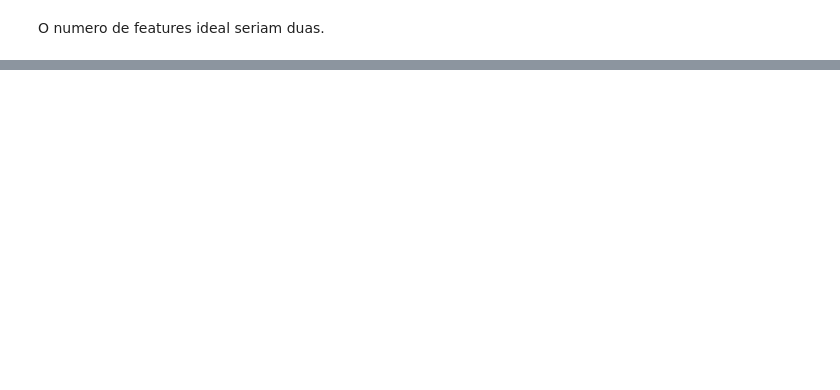
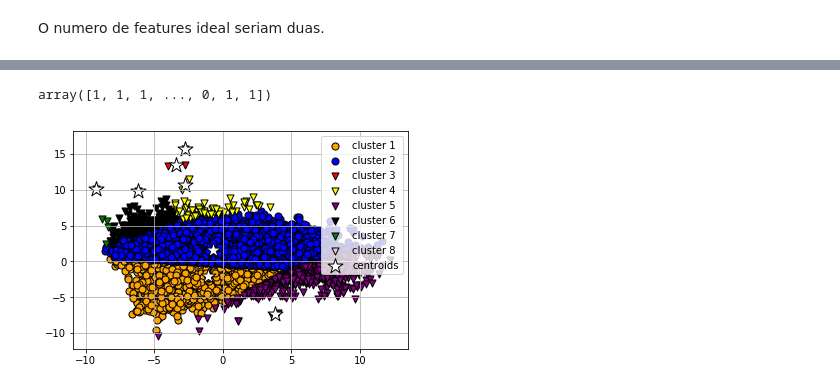
Before and after one commit to luizcartolano2/mc906, a Jupyter notebook: Audio/MeanShift_clustering.ipynb, the cells around one changed output, grey strips where cells are left out. Saved outputs shown, nothing was run; the diff lists cells and outputs as text; code cells hidden in the pictures; blank space fills up the shorter version.

Commit message:
mean shift corrigido e adicionado uma coluna de filenames no X

```diff
--- a/Audio/MeanShift_clustering.ipynb
+++ b/Audio/MeanShift_clustering.ipynb
@@ -84,0 +85,2 @@ Shape dos novos dados de X: (10000, 2)
+# %%
+data_train, X_test, y_train, y_test = train_test_split(data_reduced, y.values, test_size=0.5, shuffle=True)
@@ -89,0 +105,2 @@ ms = MeanShift(bandwidth=bandwidth, bin_seeding=True)
+# %%
+ms = MeanShift(bandwidth=2, n_jobs=-1).fit(data_train)
@@ -114,0 +130,76 @@ plt.show()
+# %%
+labels
+# %% [output]
+array([1, 1, 1, ..., 0, 1, 1])
+# %%
+colors = 10*['r.','g.','b.','c.','k.','y.','m.']
+
+# plota os clusters encontrados
+plt.scatter(
+    data_train[labels == 0, 0], data_train[labels == 0, 1],
+    s=50, c='orange',
+    marker='o', edgecolor='black',
+    label='cluster 1'
+)
+
+plt.scatter(
+    data_train[labels == 1, 0], data_train[labels == 1, 1],
+    s=50, c='blue',
+    marker='o', edgecolor='black',
+    label='cluster 2'
+)
+
+plt.scatter(
+    data_train[labels == 2, 0], data_train[labels == 2, 1],
+    s=50, c='red',
+    marker='v', edgecolor='black',
+    label='cluster 3'
+)
+
+plt.scatter(
+    data_train[labels == 3, 0], data_train[labels == 3, 1],
+    s=50, c='yellow',
+    marker='v', edgecolor='black',
+    label='cluster 4'
+)
+
+plt.scatter(
+    data_train[labels == 4, 0], data_train[labels == 4, 1],
+    s=50, c='purple',
+    marker='v', edgecolor='black',
+    label='cluster 5'
+)
+
+plt.scatter(
+    data_train[labels == 5, 0], data_train[labels == 5, 1],
+    s=50, c='black',
+    marker='v', edgecolor='black',
+    label='cluster 6'
+)
+
+plt.scatter(
+    data_train[labels == 6, 0], data_train[labels == 6, 1],
+    s=50, c='green',
+    marker='v', edgecolor='black',
+    label='cluster 7'
+)
+
+plt.scatter(
+    data_train[labels == 7, 0], data_train[labels == 7, 1],
+    s=50, c='pink',
+    marker='v', edgecolor='black',
+    label='cluster 8'
+)
+
+plt.scatter(
+    cluster_centers[:, 0], cluster_centers[:, 1],
+    s=250, marker='*',
+    c='white', edgecolor='black',
+    label='centroids'
+)
+
+plt.legend(scatterpoints=1)
+plt.grid()
+plt.show()
+# %% [output]
+[figure, added]
```
Also changed, not shown: parts of 9 cells of this notebook, 3 other files.
